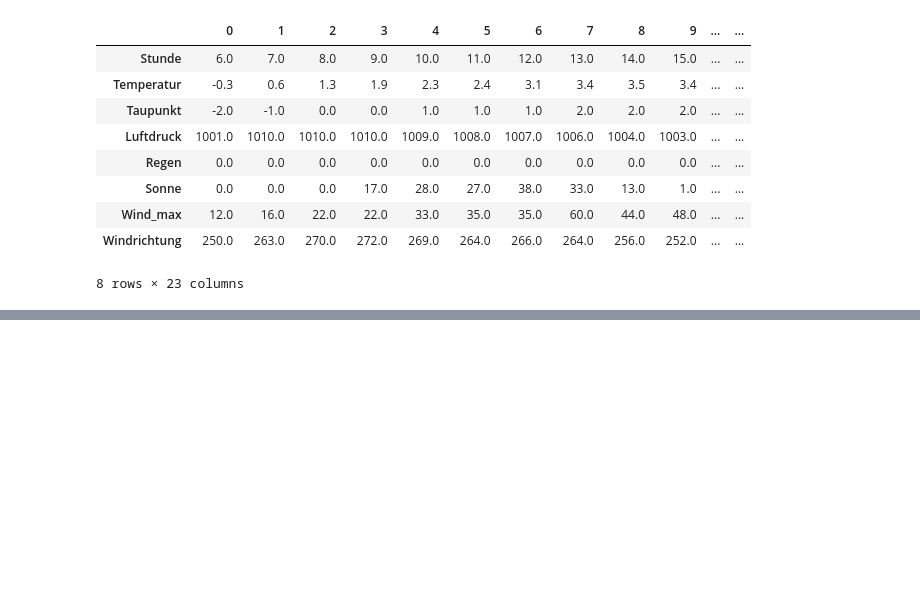
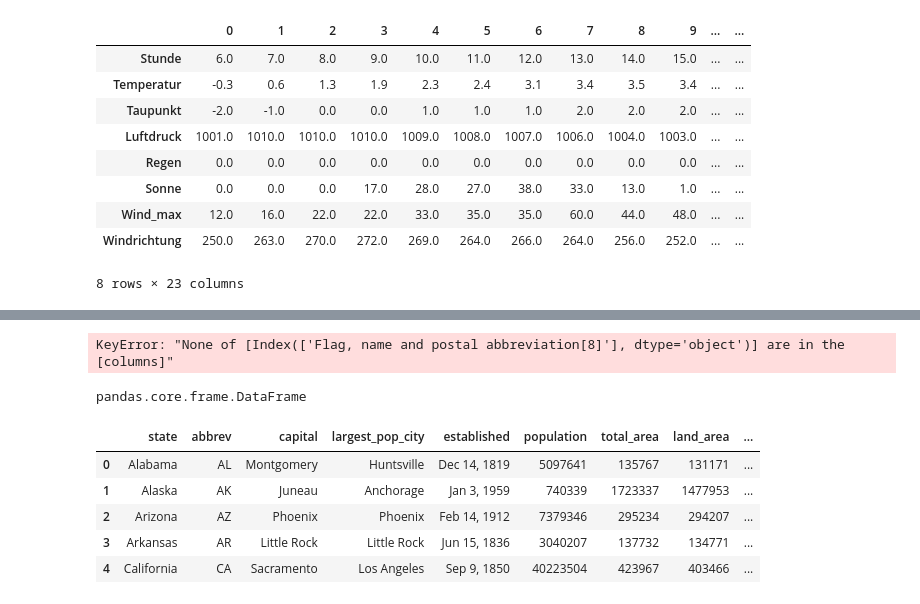
Before and after one commit to OOS-Team/DsKi_DataPreparation, a Jupyter notebook: Aufgabe2_3.ipynb, the cells around one changed output, grey strips where cells are left out. Saved outputs shown, nothing was run; the diff lists cells and outputs as text; code cells hidden in the pictures; blank space fills up the shorter version.

```diff
--- a/Aufgabe2_3.ipynb
+++ b/Aufgabe2_3.ipynb
@@ -158,6 +166,7 @@ capital = df[["Capital"]]
 largest_pop_city = df[["Largest[12]"]]
 established = df[["Ratification or admission[A]"]]
 population = df[["Population (January 2023 estimate))[10]"]]
+reps = df[["Number of Reps."]]
 
 #Speichern aller qkm Werte in area
 areas = df[["km2"]]
@@ -169,3 +178,5 @@ areas.columns = ["total_area","land_area","water_area"]
 total_area = areas[["total_area"]]
 land_area = areas[["land_area"]]
 water_area = areas[["water_area"]]
+# %% [output]
+KeyError: "None of [Index(['Flag, name and postal abbreviation[8]'], dtype='object')] are in the [columns]"
@@ -183,0 +183,41 @@ states = pd.DataFrame({
+# %%
+# Data Frame keine Series
+type(largest_pop_city)
+# %% [output]
+pandas.core.frame.DataFrame
+# %%
+# Konvertiere die einzelnen DataFrame-Spalten in Series
+state_series = state.iloc[:, 0]
+abbrev_series = abbrev.iloc[:, 0]
+capital_series = capital.iloc[:, 0]
+largest_pop_city_series = largest_pop_city.iloc[:, 0]
+established_series = established.iloc[:, 0]
+population_series = population.iloc[:, 0]
+total_area_series = total_area.iloc[:, 0]
+land_area_series = land_area.iloc[:, 0]
+water_area_series = water_area.iloc[:, 0]
+reps_series = reps.iloc[:, 0]
+# %%
+# Erstelle nun deinen neuen DataFrame
+states = pd.DataFrame({
+    "state": state_series,
+    "abbrev": abbrev_series,
+    "capital": capital_series,
+    "largest_pop_city": largest_pop_city_series,
+    "established": established_series,
+    "population": population_series,
+    "total_area": total_area_series,
+    "land_area": land_area_series,
+    "water_area": water_area_series,
+    "# reps": reps_series
+
+}, index=pd.RangeIndex(start=0, stop=len(state_series), step=1))
+
+states.head()
+# %% [output]
+|  | state | abbrev | capital | largest_pop_city | established | population | total_area | land_area | ... |
+| 0 | Alabama | AL | Montgomery | Huntsville | Dec 14, 1819 | 5097641 | 135767 | 131171 | ... |
+| 1 | Alaska | AK | Juneau | Anchorage | Jan 3, 1959 | 740339 | 1723337 | 1477953 | ... |
+| 2 | Arizona | AZ | Phoenix | Phoenix | Feb 14, 1912 | 7379346 | 295234 | 294207 | ... |
+| 3 | Arkansas | AR | Little Rock | Little Rock | Jun 15, 1836 | 3040207 | 137732 | 134771 | ... |
+| 4 | California | CA | Sacramento | Los Angeles | Sep 9, 1850 | 40223504 | 423967 | 403466 | ... |
```
Also changed, not shown: parts of 4 cells of this notebook.
